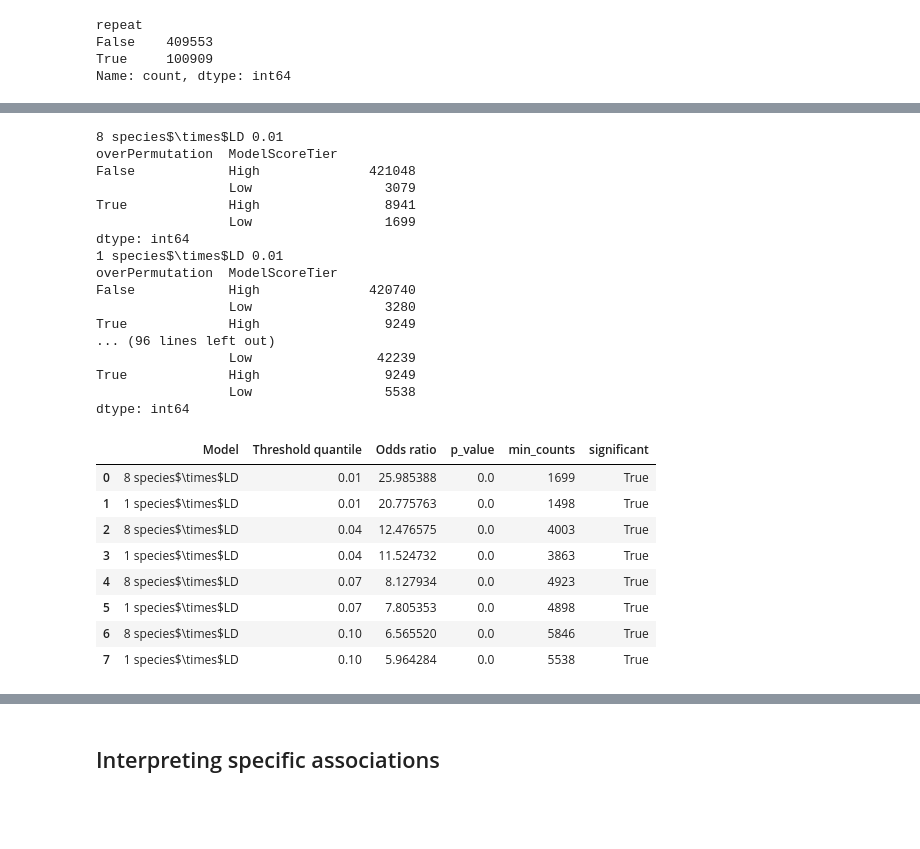
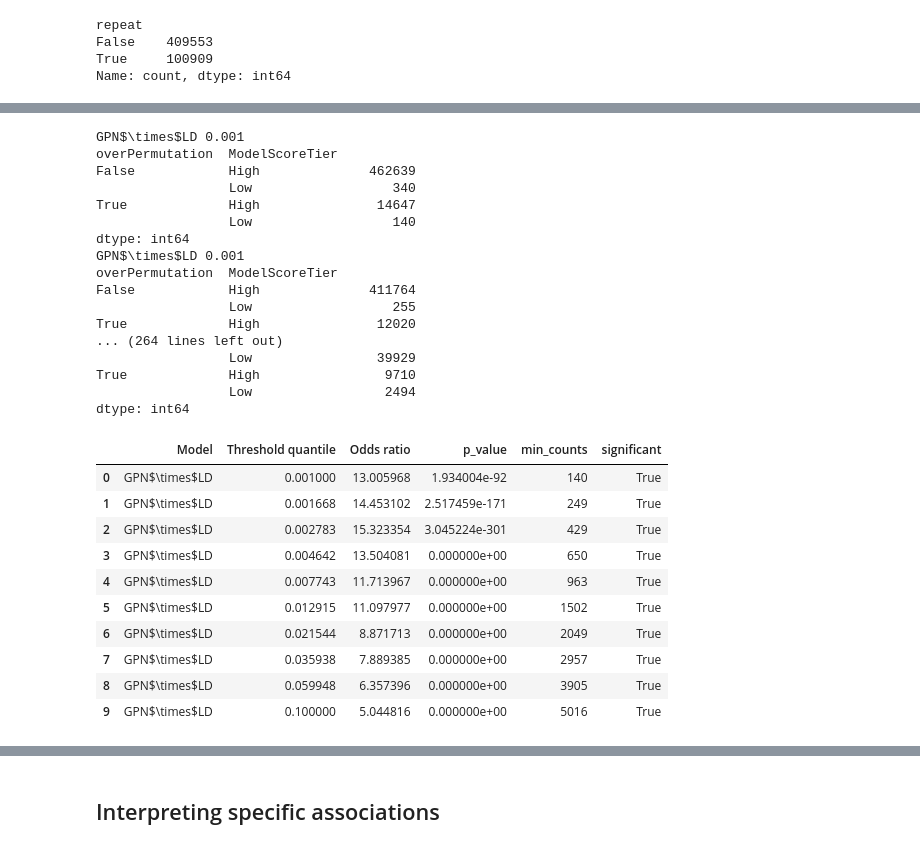
Before and after one commit to songlab-cal/gpn, a Jupyter notebook: analysis/arabidopsis/vep_aragwas.ipynb, the cells around one changed output, grey strips where cells are left out. Drawn from its saved outputs; the diff is of its cells as text; code cells hidden in the pictures; blank space fills up the shorter version.

```diff
--- a/analysis/arabidopsis/vep_aragwas.ipynb
+++ b/analysis/arabidopsis/vep_aragwas.ipynb
@@ -212,0 +245,15 @@ def LD_profile(LD, score):
+# %%
+def transform(score):
+    # all the - .abs() should be done here if necessary
+    res = np.zeros_like(score)
+    q = 0.01
+    #q = 0.02
+    bottom_idx = np.argsort(score)[:int(len(score)*q)]
+    res[bottom_idx] = -1.0
+    return res
+
+for m in models:
+    variants[m] = transform(variants[m])
+
+for m in models_subset:
+    variants_subset[m] = transform(variants_subset[m])
@@ -215,6 +274,5 @@ for model in models.copy():
     name = fr"{model}$\times$LD" if model != "1" else "LD Score"
     variants[name] = LD_profile(LD, variants[model])
     models.append(name)
-    models_subset.append(name)
 variants
 # %% [output]
@@ -233,10 +291 @@ variants
 510462 rows × 19 columns
-# %%
-# In case conservation scores are undefined due to lack of alignments
-# There are a lot. Should consider doing the plot separately without phyloP
-# and phastCons to have full variants? At least for correlation matrix multiplication
-# The missingness pattern is very biologically relevant,
-# lack of alignment might mean new Arabidopsis-specific region, for example
-# GPN OR is actually much higher when including unalignable region
-variants_subset = variants.dropna()
-variants_subset
@@ -257,6 +292,6 @@ variants_subset
 # %%
 phylop_idx = np.where(~variants.phyloP.isna().values)[0]
-for model in ["phyloP", "phastCons"]:
+for model in models_subset.copy():
     label = fr"{model}$\times$LD"
-    variants_subset[label] = LD_profile(LD[phylop_idx][:, phylop_idx], -(variants_subset[model].abs()))
+    variants_subset[label] = LD_profile(LD[phylop_idx][:, phylop_idx], variants_subset[model])
     models_subset.append(label)
@@ -322,7 +344,8 @@ def compute_odds_ratio(df, threshold_quantile, model_name):
     threshold = df[model_name].quantile(threshold_quantile)
     df["ModelScoreTier"] = "NA"
     df.loc[df[model_name] <= threshold, "ModelScoreTier"] = "Low"
-    df.loc[df[model_name] > df[model_name].quantile(0.1), "ModelScoreTier"] = "High"
+    #df.loc[df[model_name] > df[model_name].quantile(0.1), "ModelScoreTier"] = "High"
+    df.loc[df[model_name] > threshold, "ModelScoreTier"] = "High"
     df = df[df.ModelScoreTier.isin(["Low", "High"])]
 
     df.ModelScoreTier = df.ModelScoreTier.astype('category')
@@ -338,55 +361,59 @@ def compute_odds_ratio(df, threshold_quantile, model_name):
     min_counts = group_counts.min()
     odds_ratio, p_value = fisher_exact(group_counts, alternative='greater')
     if np.isinf(odds_ratio):
         print(odds_ratio, p_value, group_counts2)
     return odds_ratio, p_value, min_counts
 
-threshold_quantiles = np.linspace(1e-2, 1e-1, 4)# [1e-2, 5e-2, 1e-1]
+#threshold_quantiles = np.linspace(1e-2, 1e-1, 4)
+threshold_quantiles = np.logspace(-3, -1, 10)
+
 
 rows = []
 rows_subset = []
 
 for tq in threshold_quantiles:
     for m in ld_models:
         print(m, tq)
         OR, p_value, min_counts = compute_odds_ratio(variants, tq, m)
         rows.append([m, tq, OR, p_value, min_counts])
     for m in ld_models_subset:
         print(m, tq)
         OR, p_value, min_counts = compute_odds_ratio(variants_subset, tq, m)
         rows_subset.append([m, tq, OR, p_value, min_counts])
 results = pd.DataFrame(rows, columns=["Model", "Threshold quantile", "Odds ratio", "p_value", "min_counts",])
 results["significant"] = results.p_value <= 0.05
 results_subset = pd.DataFrame(rows_subset, columns=["Model", "Threshold quantile", "Odds ratio", "p_value", "min_counts",])
 results_subset["significant"] = results_subset.p_value <= 0.05
 results
 # %% [output]
-8 species$\times$LD 0.01
+GPN$\times$LD 0.001
 overPermutation  ModelScoreTier
-False            High              421048
-                 Low                 3079
-True             High                8941
-                 Low                 1699
+False            High              462639
+                 Low                  340
+True             High               14647
+                 Low                  140
 dtype: int64
-1 species$\times$LD 0.01
+GPN$\times$LD 0.001
 overPermutation  ModelScoreTier
-False            High              420740
-                 Low                 3280
-True             High                9249
-... (96 lines left out)
-                 Low                42239
-True             High                9249
-                 Low                 5538
+False            High              411764
+                 Low                  255
+True             High               12020
+... (264 lines left out)
+                 Low                39929
+True             High                9710
+                 Low                 2494
 dtype: int64
 |  | Model | Threshold quantile | Odds ratio | p_value | min_counts | significant |
-| 0 | 8 species$\times$LD | 0.01 | 25.985388 | 0.0 | 1699 | True |
-| 1 | 1 species$\times$LD | 0.01 | 20.775763 | 0.0 | 1498 | True |
-| 2 | 8 species$\times$LD | 0.04 | 12.476575 | 0.0 | 4003 | True |
-| 3 | 1 species$\times$LD | 0.04 | 11.524732 | 0.0 | 3863 | True |
-| 4 | 8 species$\times$LD | 0.07 | 8.127934 | 0.0 | 4923 | True |
-| 5 | 1 species$\times$LD | 0.07 | 7.805353 | 0.0 | 4898 | True |
-| 6 | 8 species$\times$LD | 0.10 | 6.565520 | 0.0 | 5846 | True |
-| 7 | 1 species$\times$LD | 0.10 | 5.964284 | 0.0 | 5538 | True |
+| 0 | GPN$\times$LD | 0.001000 | 13.005968 | 1.934004e-92 | 140 | True |
+| 1 | GPN$\times$LD | 0.001668 | 14.453102 | 2.517459e-171 | 249 | True |
+| 2 | GPN$\times$LD | 0.002783 | 15.323354 | 3.045224e-301 | 429 | True |
+| 3 | GPN$\times$LD | 0.004642 | 13.504081 | 0.000000e+00 | 650 | True |
+| 4 | GPN$\times$LD | 0.007743 | 11.713967 | 0.000000e+00 | 963 | True |
+| 5 | GPN$\times$LD | 0.012915 | 11.097977 | 0.000000e+00 | 1502 | True |
+| 6 | GPN$\times$LD | 0.021544 | 8.871713 | 0.000000e+00 | 2049 | True |
+| 7 | GPN$\times$LD | 0.035938 | 7.889385 | 0.000000e+00 | 2957 | True |
+| 8 | GPN$\times$LD | 0.059948 | 6.357396 | 0.000000e+00 | 3905 | True |
+| 9 | GPN$\times$LD | 0.100000 | 5.044816 | 0.000000e+00 | 5016 | True |
 # %%
 results_subset
 # %% [output]
```
Also changed, not shown: parts of 17 cells of this notebook.
